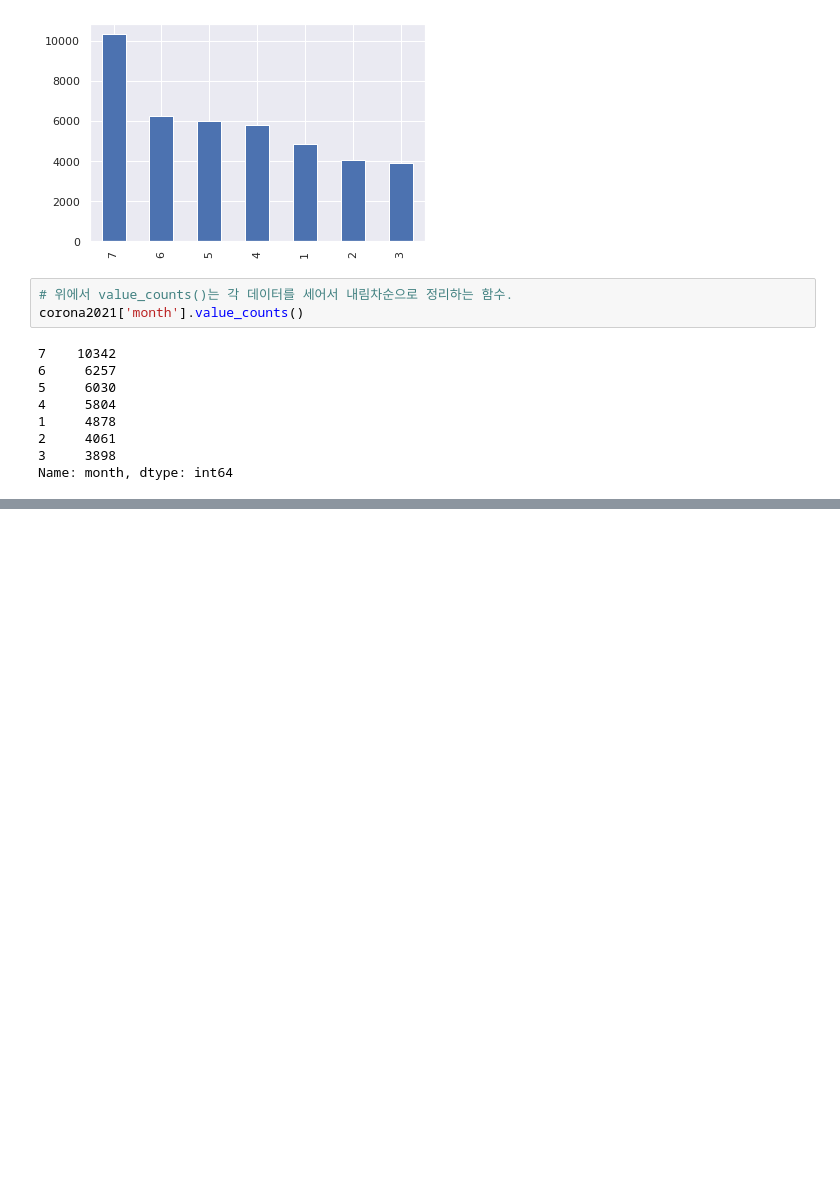
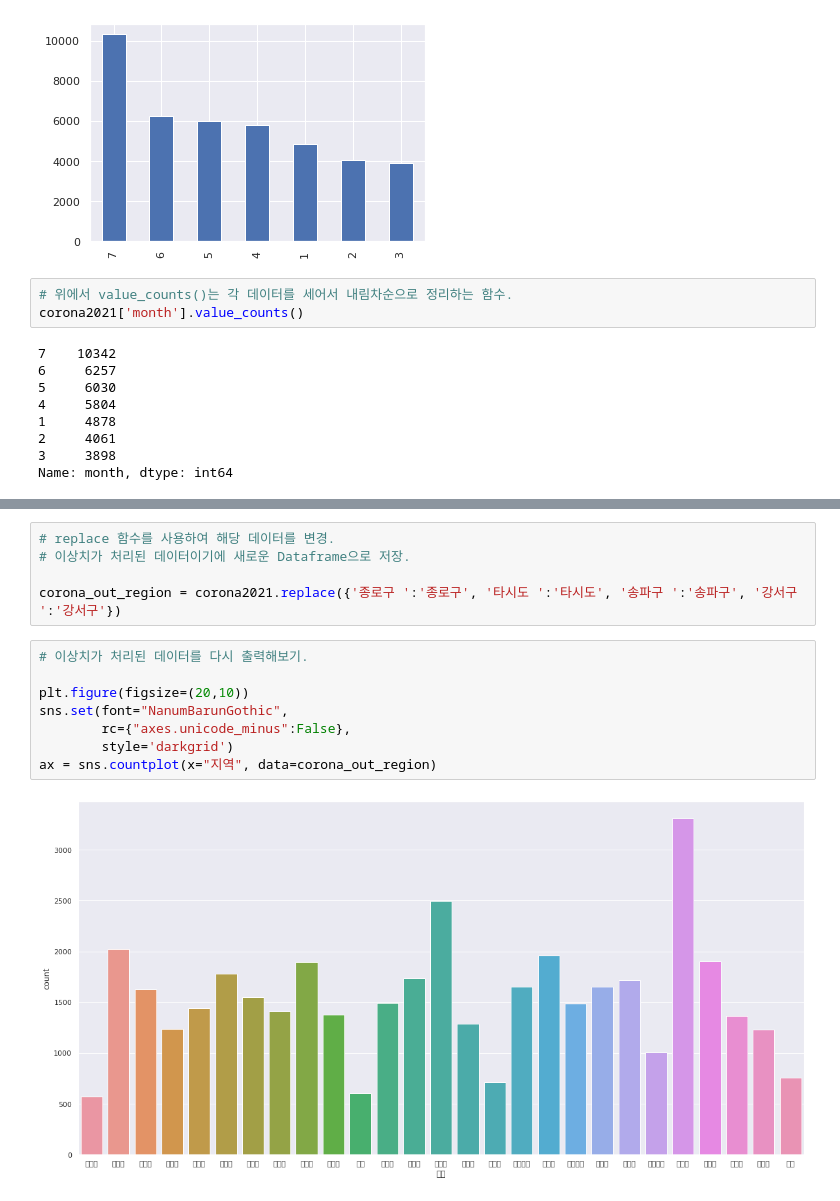
Before and after one commit to devssom/data-analysis, a Jupyter notebook: 코로나_확진자_데이터_분석.ipynb, the cells around one changed output, grey strips where cells are left out. Drawn from its saved outputs; the diff is of its cells as text; blank space fills up the shorter version.

```diff
--- a/코로나_확진자_데이터_분석.ipynb
+++ b/코로나_확진자_데이터_분석.ipynb
@@ -231,0 +335,15 @@ Name: month, dtype: int64
+# %%
+# replace 함수를 사용하여 해당 데이터를 변경.
+# 이상치가 처리된 데이터이기에 새로운 Dataframe으로 저장.
+
+corona_out_region = corona2021.replace({'종로구 ':'종로구', '타시도 ':'타시도', '송파구 ':'송파구', '강서구 ':'강서구'})
+# %%
+# 이상치가 처리된 데이터를 다시 출력해보기.
+
+plt.figure(figsize=(20,10))
+sns.set(font="NanumBarunGothic",
+        rc={"axes.unicode_minus":False},
+        style='darkgrid')
+ax = sns.countplot(x="지역", data=corona_out_region)
+# %% [output]
+[figure, added]
```
Also changed, not shown: parts of 30 cells of this notebook.
